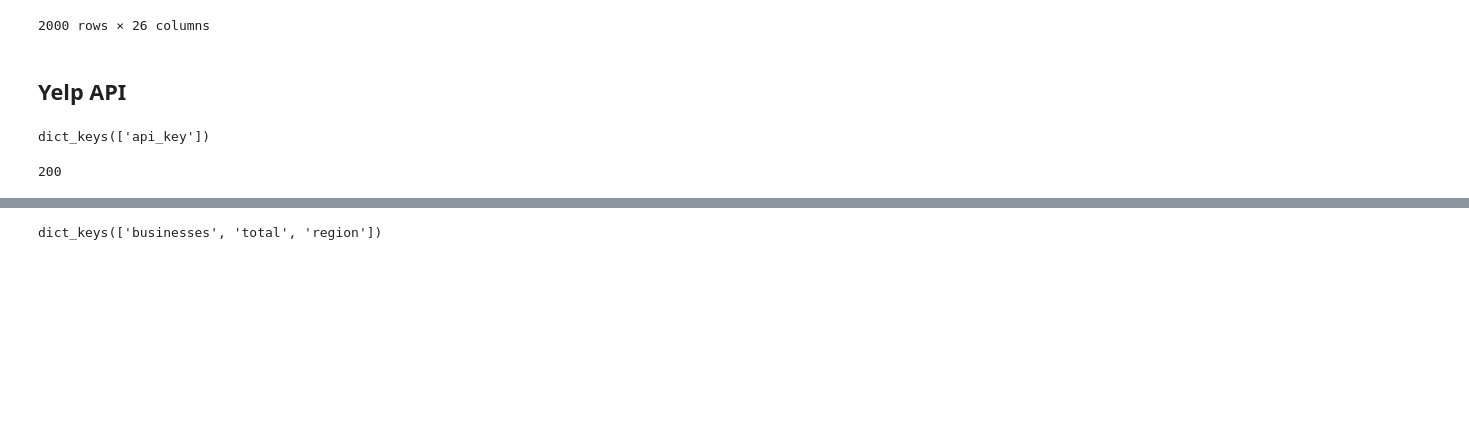
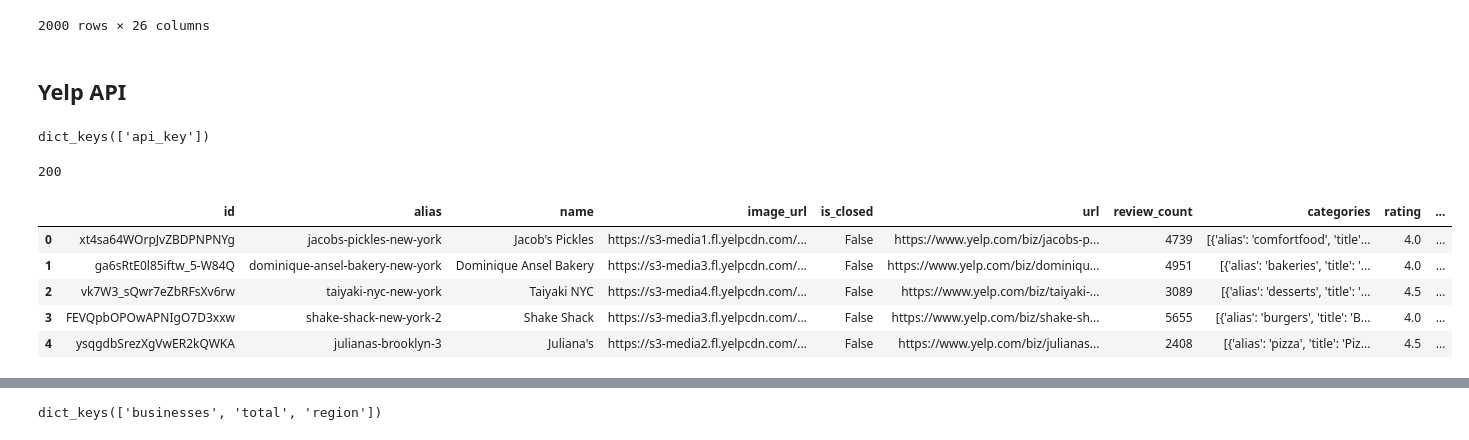
Before and after one commit to rcauvy/predicting-nyc-health-violations-with-nlp, a Jupyter notebook: Predicting NYC Health Violations.ipynb, the cells around one changed output, grey strips where cells are left out. Cells and saved outputs as stored; diff of their text form; code cells hidden in the pictures; blank space fills up the shorter version.

```diff
--- a/Predicting NYC Health Violations.ipynb
+++ b/Predicting NYC Health Violations.ipynb
@@ -182,0 +209,14 @@ print(response.status_code)
+# %%
+response = get_results('NYC')
+# %%
+n_per_page = len(response['businesses'])
+# %%
+response2 = get_results('NYC',offset=n_per_page)
+pd.DataFrame(response2['businesses']).head()
+# %% [output]
+|  | id | alias | name | image_url | is_closed | url | review_count | categories | rating | ... |
+| 0 | xt4sa64WOrpJvZBDPNPNYg | jacobs-pickles-new-york | Jacob's Pickles | https://s3-media1.fl.yelpcdn.com/... | False | https://www.yelp.com/biz/jacobs-p... | 4739 | [{'alias': 'comfortfood', 'title'... | 4.0 | ... |
+| 1 | ga6sRtE0l85iftw_5-W84Q | dominique-ansel-bakery-new-york | Dominique Ansel Bakery | https://s3-media3.fl.yelpcdn.com/... | False | https://www.yelp.com/biz/dominiqu... | 4951 | [{'alias': 'bakeries', 'title': '... | 4.0 | ... |
+| 2 | vk7W3_sQwr7eZbRFsXv6rw | taiyaki-nyc-new-york | Taiyaki NYC | https://s3-media4.fl.yelpcdn.com/... | False | https://www.yelp.com/biz/taiyaki-... | 3089 | [{'alias': 'desserts', 'title': '... | 4.5 | ... |
+| 3 | FEVQpbOPOwAPNIgO7D3xxw | shake-shack-new-york-2 | Shake Shack | https://s3-media3.fl.yelpcdn.com/... | False | https://www.yelp.com/biz/shake-sh... | 5655 | [{'alias': 'burgers', 'title': 'B... | 4.0 | ... |
+| 4 | ysqgdbSrezXgVwER2kQWKA | julianas-brooklyn-3 | Juliana's | https://s3-media2.fl.yelpcdn.com/... | False | https://www.yelp.com/biz/julianas... | 2408 | [{'alias': 'pizza', 'title': 'Piz... | 4.5 | ... |
```
Also changed, not shown: parts of 11 cells of this notebook, 1 other file.
